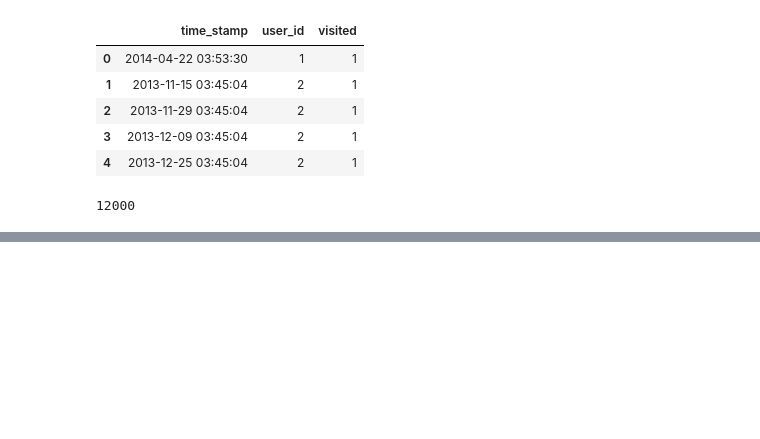
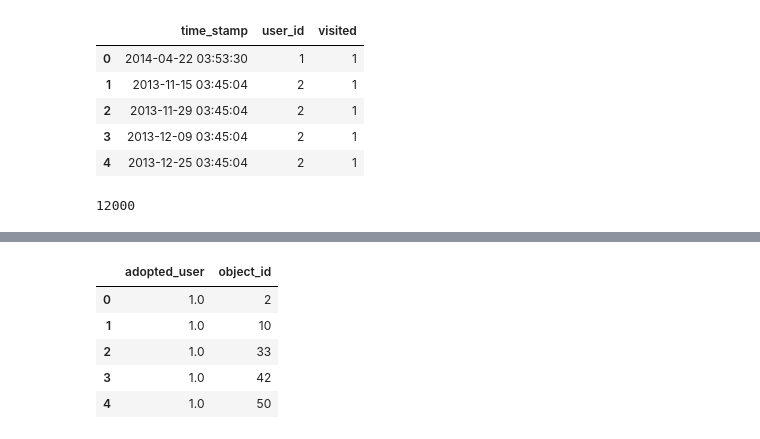
Before and after one commit to mwon3919/take-home-challenges, a Jupyter notebook: relax_challenge/Springboard-Challenge-2.ipynb, the cells around one changed output, grey strips where cells are left out. Cells and saved outputs as stored; diff of their text form; code cells hidden in the pictures; blank space fills up the shorter version.

```diff
--- a/relax_challenge/Springboard-Challenge-2.ipynb
+++ b/relax_challenge/Springboard-Challenge-2.ipynb
@@ -133,0 +137,9 @@ adopted_user_info.head()
+# %%
+adopt_merge.head()
+# %% [output]
+|  | adopted_user | object_id |
+| 0 | 1.0 | 2 |
+| 1 | 1.0 | 10 |
+| 2 | 1.0 | 33 |
+| 3 | 1.0 | 42 |
+| 4 | 1.0 | 50 |
```
Also changed, not shown: parts of 24 cells of this notebook.
